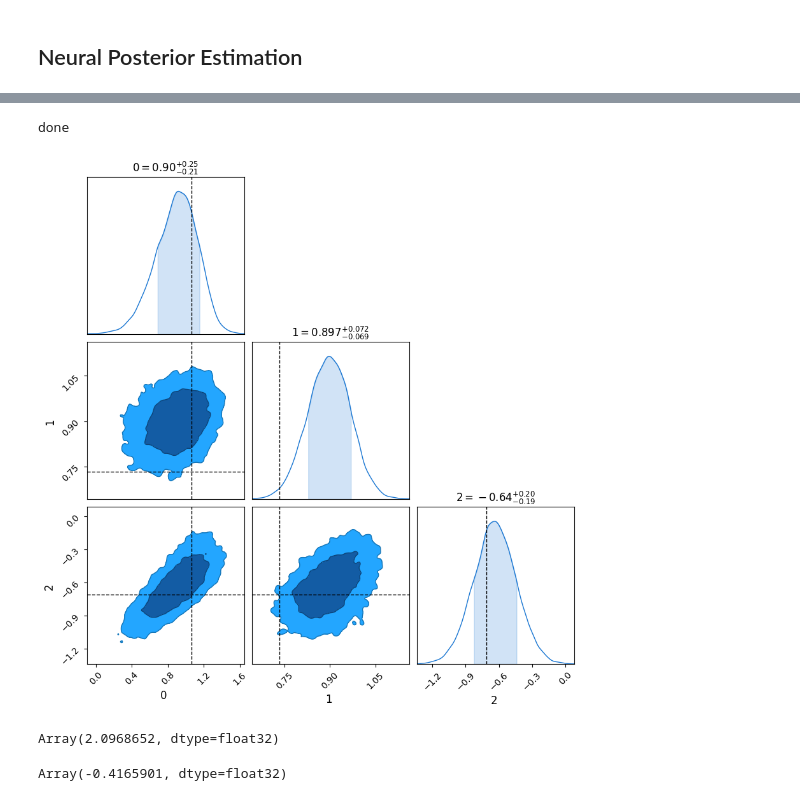
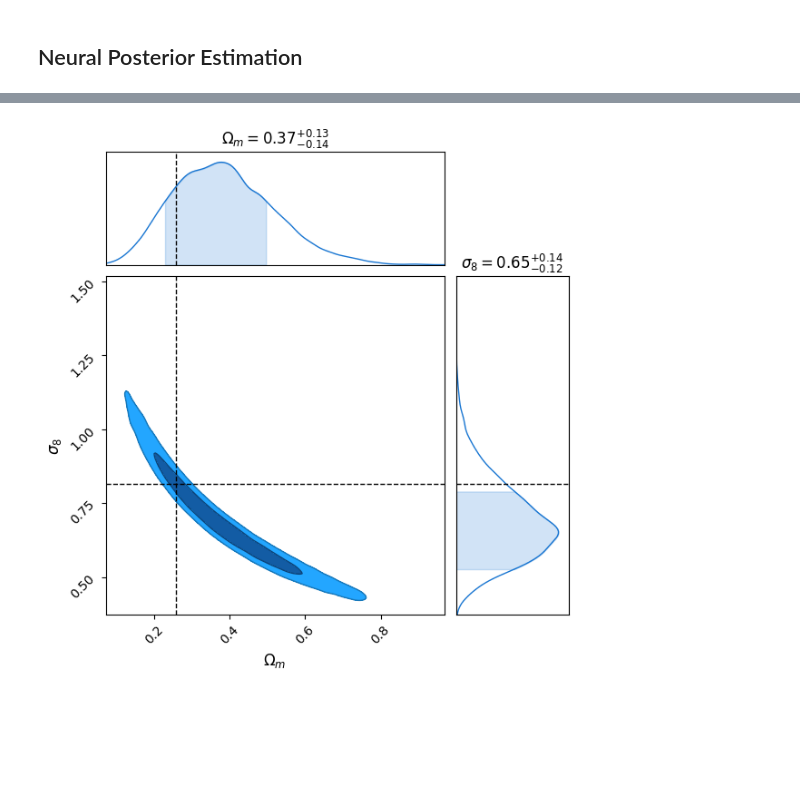
Before and after one commit to sachaguer/jaxili, a Jupyter notebook: notebooks/power_spectrum_jc.ipynb, the cells around one changed output, grey strips where cells are left out. Cells and saved outputs as stored; diff of their text form; code cells hidden in the pictures; blank space fills up the shorter version.

```diff
--- a/notebooks/power_spectrum_jc.ipynb
+++ b/notebooks/power_spectrum_jc.ipynb
@@ -700,20 +601,0 @@ class SimulatorDataset(data.Dataset):
-# %%
-train_set_size = 5000
-val_set_size = 1000
-test_set_size = 2000
-
-#Create the datasets
-train_set = SimulatorDataset(train_set_size)
-print("Train_set created")
-val_set = SimulatorDataset(val_set_size)
-print("Val_set created")
-test_set = SimulatorDataset(test_set_size)
-print("Test_set created")
-
-#Specify the batch_size
-batch_size = 128
-train_loader, val_loader, test_loader = create_data_loader(
-    train_set, val_set, test_set,
-    train = [True, False, False],
-    batch_size = 128
-)
@@ -728,15 +601,0 @@ NameError: name 'train_set' is not defined
-# %%
-CHECKPOINT_PATH = '~/Documents/SBI/sbi_jax/notebooks/checkpoints_ps/'
-
-dim_params = 3
-dim_obs = 20
-
-trainer = RealNVPTrainer(n_in=dim_params,
-                         n_layers=2,
-                        layers=[50, 50],
-                        activation = 'relu',
-                        optimizer_hparams={'lr': 5e-4},
-                        logger_params={'base_log_dir': CHECKPOINT_PATH},
-                        exmp_input=next(iter(train_loader)),
-                        check_val_every_epoch=5,
-                        seed=0)
@@ -775,25 +687,15 @@ Early stopping parameters: min_delta=0.001, patience=20
 # %%
 model = trainer.bind_model()
 
 #Let's have a look at the output of the network after training
 key = jax.random.PRNGKey(0)
-samples = model.sample(
-    val_set.xs[877].reshape((-1, 3)), num_samples=10000, key=key
+samples_rnvp = model.sample(
+    (observation.reshape((-1, 20))-xs_mean)/xs_std, num_samples=10000, key=key
 )
-print('done')
 
 c = ChainConsumer()
-c.add_chain(samples)
-fig = c.plotter.plot(figsize=2., truth=val_set.thetas[877])
+c.add_chain(samples_rnvp, parameters=[r"$\Omega_m$", r"$\sigma_8$"])
+fig = c.plotter.plot(figsize=2., truth=fiducial_params)
 plt.show()
 # %% [output]
-done
-[figure, old version]
+[figure, new version]
-# %%
-jnp.mean(model.log_prob(samples, val_set.xs[877].reshape((-1, 3))*jnp.ones((10000, 1))))
-# %% [output]
-Array(2.0968652, dtype=float32)
-# %%
-jnp.sum(model.log_prob(val_set.thetas, val_set.xs))/1000
-# %% [output]
-Array(-0.4165901, dtype=float32)
```
Also changed, not shown: parts of 54 cells of this notebook, 3 other files.
